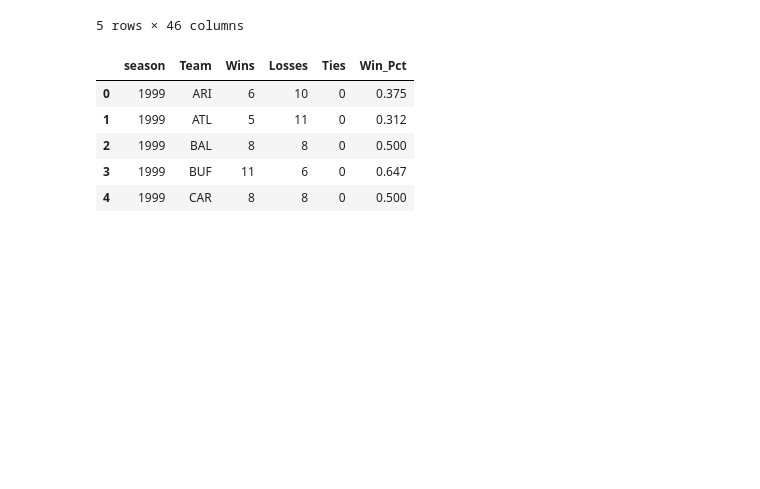
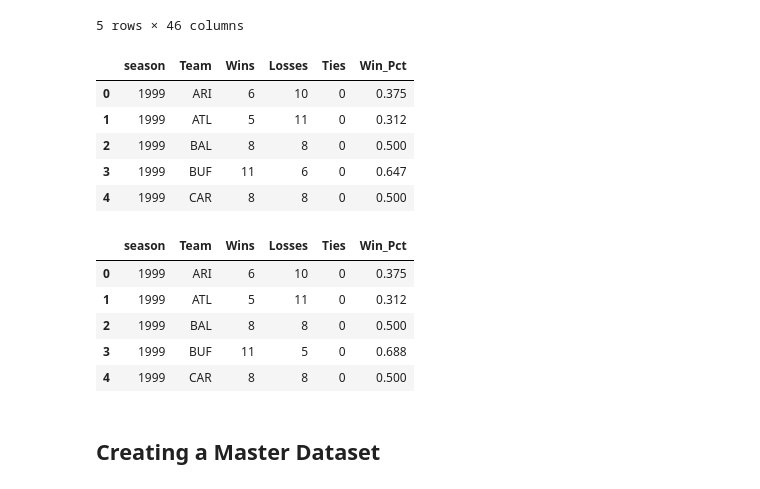
Before and after one commit to govrahul/17-0_nfl_app, a Jupyter notebook: eda.ipynb, the cells around one changed output. Cells and saved outputs as stored; diff of their text form; code cells hidden in the pictures; blank space fills up the shorter version.

```diff
--- a/eda.ipynb
+++ b/eda.ipynb
@@ -86,3 +86,72 @@ season_records.head()
 # %%
 # save records to CSV
 season_records.to_csv("Data/team_records.csv", index=False)
+# %%
+# pull just regular season schedules and do the same as above
+
+schedules_reg = schedules[schedules["game_type"] == 'REG']
+
+#1. Determine the game outcomes from the perspective of home and away
+schedules_reg["Home_Win"] = np.where(schedules_reg["home_score"] > schedules_reg["away_score"], 1, 0)
+schedules_reg["Home_Loss"] = np.where(schedules_reg["home_score"] < schedules_reg["away_score"], 1, 0)
+schedules_reg["Away_Win"] = schedules_reg["Home_Loss"]  # If home lost, away won
+schedules_reg["Away_Loss"] = schedules_reg["Home_Win"]  # If home won, away lost
+
+# Handle ties (if applicable to your sport)
+schedules_reg["Tie"] = np.where(schedules_reg["home_score"] == schedules_reg["away_score"], 1, 0)
+
+# 2. Aggregate Home Records
+home_rec = (
+    schedules_reg.groupby(["season", "home_team"])[["Home_Win", "Home_Loss", "Tie"]]
+    .sum()
+    .reset_index()
+)
+home_rec.rename(
+    columns={
+        "home_team": "Team",
+        "Home_Win": "Wins",
+        "Home_Loss": "Losses",
+        "Tie": "Ties",
+    },
+    inplace=True,
+)
+
+# 3. Aggregate Away Records
+away_rec = (
+    schedules_reg.groupby(["season", "away_team"])[["Away_Win", "Away_Loss", "Tie"]]
+    .sum()
+    .reset_index()
+)
+away_rec.rename(
+    columns={
+        "away_team": "Team",
+        "Away_Win": "Wins",
+        "Away_Loss": "Losses",
+        "Tie": "Ties",
+    },
+    inplace=True,
+)
+
+# 4. Combine and Sum
+# Concatenate them vertically, then group by Season and Team to sum them up
+season_records_reg = (
+    pd.concat([home_rec, away_rec])
+    .groupby(["season", "Team"])[["Wins", "Losses", "Ties"]]
+    .sum()
+    .reset_index()
+)
+
+# Optional: Add a Win Percentage column for cleaner analysis
+total_games = season_records_reg["Wins"] + season_records_reg["Losses"] + season_records_reg["Ties"]
+season_records_reg["Win_Pct"] = (
+    (season_records_reg["Wins"] + 0.5 * season_records_reg["Ties"]) / total_games
+).round(3)
+
+season_records_reg.head()
+# %% [output]
+|  | season | Team | Wins | Losses | Ties | Win_Pct |
+| 0 | 1999 | ARI | 6 | 10 | 0 | 0.375 |
+| 1 | 1999 | ATL | 5 | 11 | 0 | 0.312 |
+| 2 | 1999 | BAL | 8 | 8 | 0 | 0.500 |
+| 3 | 1999 | BUF | 11 | 5 | 0 | 0.688 |
+| 4 | 1999 | CAR | 8 | 8 | 0 | 0.500 |
@@ -88,0 +160,2 @@ season_records.to_csv("Data/team_records.csv", index=False)
+# %% [markdown]
+## Creating a Master Dataset
```
Also changed, not shown: parts of 16 cells of this notebook.
